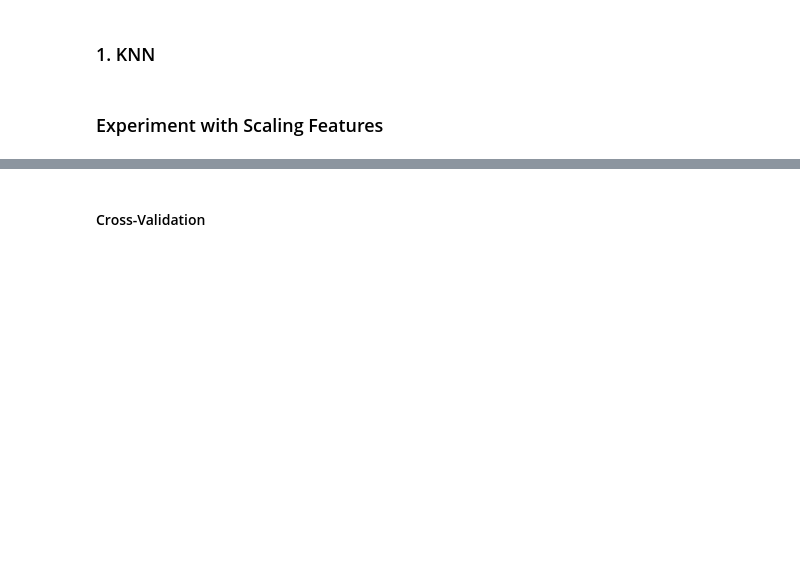
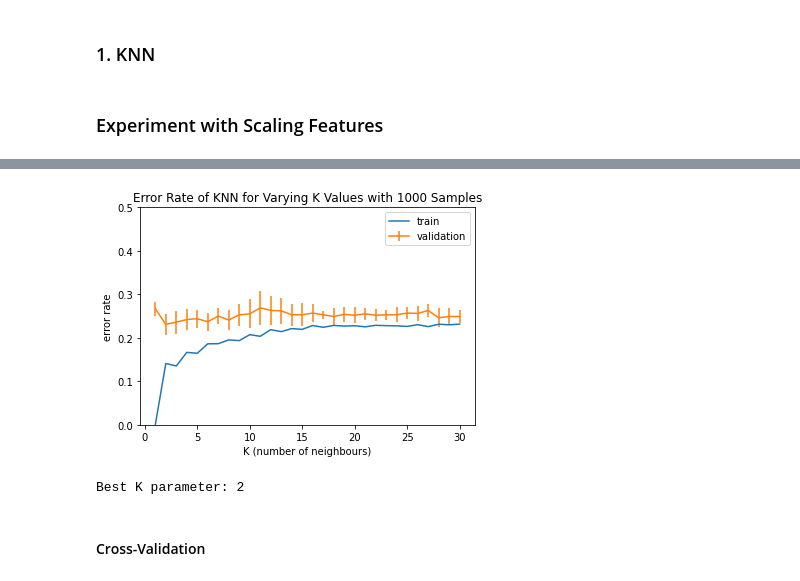
Before and after one commit to chrismartel/COMP551, a Jupyter notebook: projects/p1/adult_salary.ipynb, the cells around one changed output, grey strips where cells are left out. Drawn from its saved outputs; the diff is of its cells as text; code cells hidden in the pictures; blank space fills up the shorter version.

```diff
--- a/projects/p1/adult_salary.ipynb
+++ b/projects/p1/adult_salary.ipynb
@@ -312,42 +305,55 @@ K_list = range(1,31) # [1,2,...,30]
 # %% [markdown]
 ### Experiment with Scaling Features
 # %%
-scale_factor = [2,3,4,5,6,7,8]
-best_err_rate = 1.0
+#scale_factor = [2,3,4,5,6,7,8]
+#best_err_rate = 1.0
 
-for i in scale_factor:
-  x_train[:,[4,22,23,25,39]] = i * x_train[:,[4,22,23,25,39]]
+#for i in scale_factor:
+#x_train[:,[4,22,23,25,39]] = i * x_train[:,[4,22,23,25,39]]
+# age (x13)
+x_train[:,0] = 13 * x_train[:,0]
+display(x_train)
+# capital-gain
+x_train[:,2] = 8.6 * x_train[:,2]
+# capital-loss
+x_train[:,3] = 6.7 * x_train[:,3]
+# numbers of hours per week
+x_train[:,4] = 6.3 * x_train[:,4]
+# fnlwgt
+x_train[:,1] = 4.7 * x_train[:,1]
+# marital-status_married-civil-spouse
+x_train[:,31] = 3.9 * x_train[:,31]
 
-  sizes = [1000]
+sizes = [1000]
 
-  for s in sizes:
-      # select s random samples from train dataset
-      x_subset, y_subset = x_train[inds[:s]], y_train[inds[:s]]
+for s in sizes:
+    # select s random samples from train dataset
+    x_subset, y_subset = x_train[inds[:s]], y_train[inds[:s]]
 
-      # apply cross validation to get validation and train accuracy matrices
-      err_val_matrix, err_train_matrix = my_validation.knn_cross_validation(x_subset, y_subset, K_list, L, my_validation.error_rate)
+    # apply cross validation to get validation and train accuracy matrices
+    err_val_matrix, err_train_matrix = my_validation.knn_cross_validation(x_subset, y_subset, K_list, L, my_validation.error_rate)
 
-      err_val_means = np.mean(err_val_matrix, axis=1)
+    err_val_means = np.mean(err_val_matrix, axis=1)
 
-      plt.title('Error Rate of KNN for Varying K Values with {size} Samples'.format(size = s))
-      plt.plot(K_list, np.mean(err_train_matrix, axis=1),  label='train')
-      plt.errorbar(K_list, err_val_means, np.std(err_val_matrix, axis=1), label='validation')
-      plt.legend()
-      plt.xlabel('K (number of neighbours)')
-      plt.ylabel('error rate')
-      plt.ylim(0,0.5)
-      plt.show()
+    plt.title('Error Rate of KNN for Varying K Values with {size} Samples'.format(size = s))
+    plt.plot(K_list, np.mean(err_train_matrix, axis=1),  label='train')
+    plt.errorbar(K_list, err_val_means, np.std(err_val_matrix, axis=1), label='validation')
+    plt.legend()
+    plt.xlabel('K (number of neighbours)')
+    plt.ylabel('error rate')
+    plt.ylim(0,0.5)
+    plt.show()
 
-      best_k = K_list[np.argmin(err_val_means)]
-      print("Best K parameter: {k}".format(k=best_k))
+    best_k = K_list[np.argmin(err_val_means)]
+    print("Best K parameter: {k}".format(k=best_k))
 
-      model = KNeighborsClassifier(n_neighbors=best_k)
-      model.fit(x_train, y_train)
-      y_pred = model.predict(x_test)
+    model = KNeighborsClassifier(n_neighbors=best_k)
+    model.fit(x_train, y_train)
+    #y_pred = model.predict(x_test)
 
-      err_rate = my_validation.error_rate(y_test, y_pred)
-      if err_rate < best_err_rate:
-        best_err_rate = err_rate
+    #err_rate = my_validation.error_rate(y_test, y_pred)
+    #if err_rate < best_err_rate:
+      #best_err_rate = err_rate
 
-print("Error Rate on Test Set: {err_rate}".format(err_rate=best_err_rate))
+#print("Error Rate on Test Set: {err_rate}".format(err_rate=best_err_rate))
 # %% [output]
@@ -355,3 +373,5 @@ IndexError: ignored
+[figure, added]
+Best K parameter: 2
 # %% [markdown]
 #### Cross-Validation
 # %%
```
Also changed, not shown: parts of 23 cells of this notebook.
